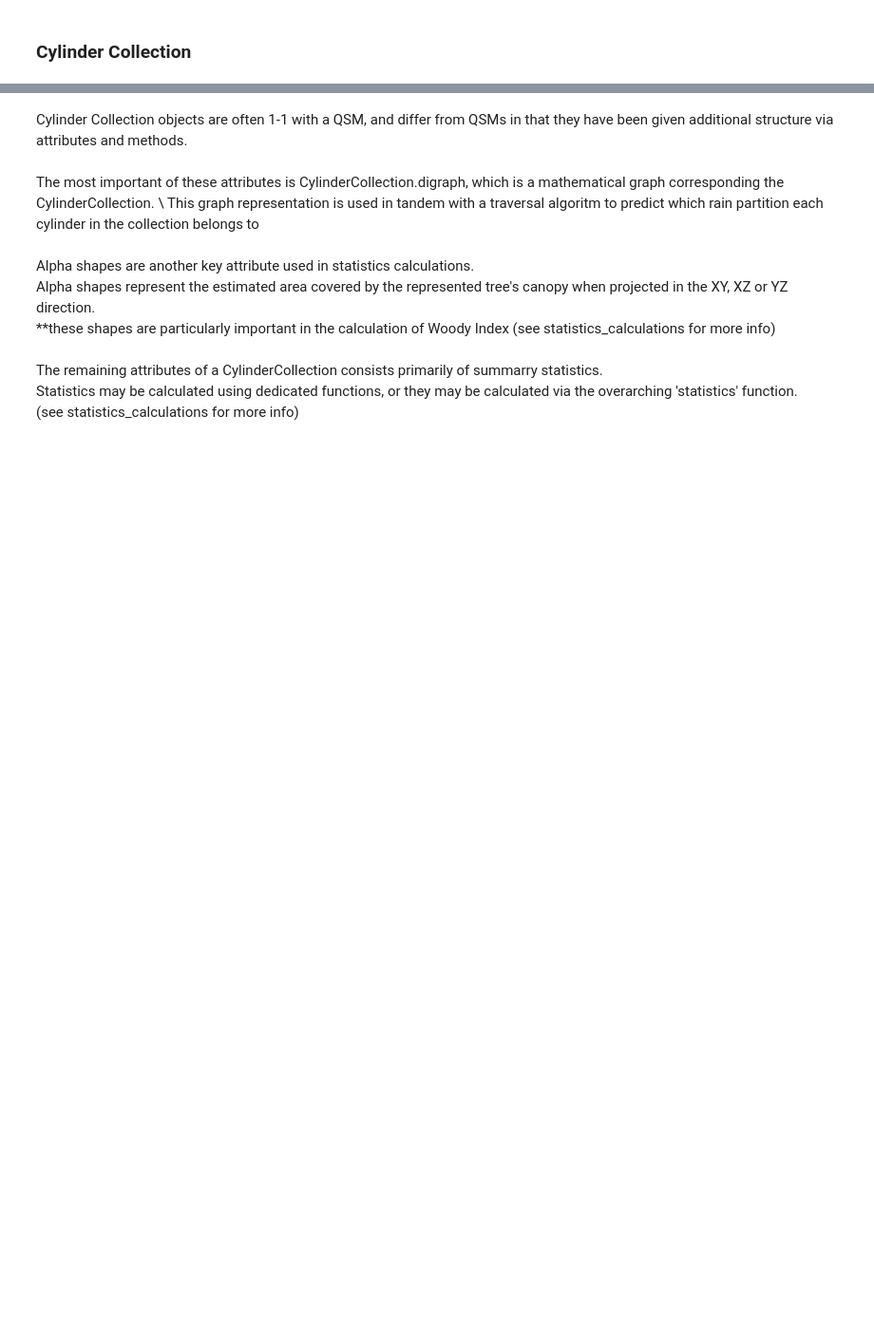
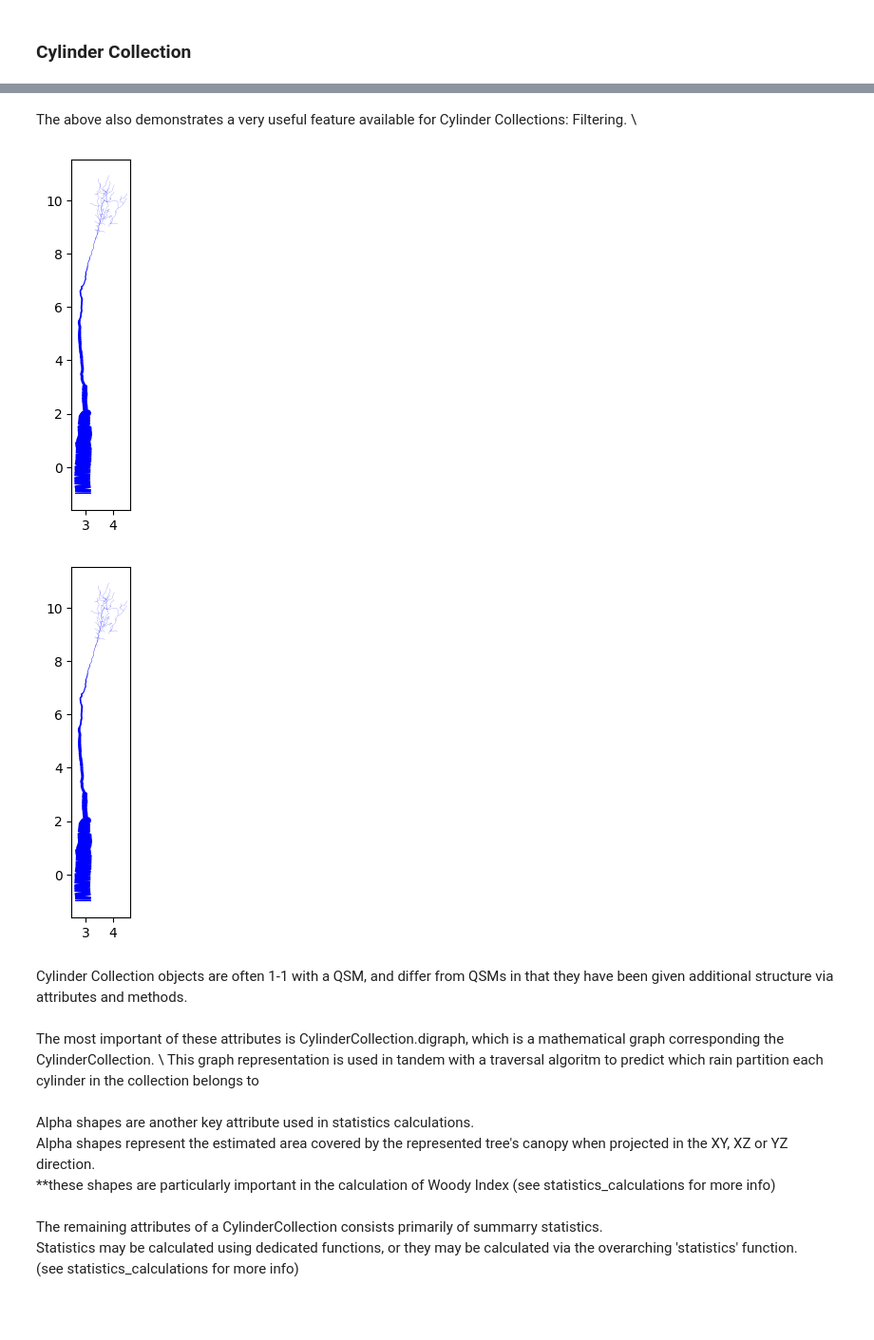
Before and after one commit to wischmcj/canopyHydrodynamics, a Jupyter notebook: examples/notebooks/tutorial.ipynb, the cells around one changed output, grey strips where cells are left out. Shown at 95% size. Drawn from its saved outputs; the diff is of its cells as text; code cells hidden in the pictures; blank space fills up the shorter version.

```diff
--- a/examples/notebooks/tutorial.ipynb
+++ b/examples/notebooks/tutorial.ipynb
@@ -135,0 +120,21 @@ XZ Projection of a collection of cylinders
+# %% [markdown]
+
+The above also demonstrates a very useful feature available for Cylinder Collections: Filtering. \
+# %%
+from src.canhydro.CylinderCollection import CylinderCollection
+from matplotlib import pyplot as plt
+
+# myCollection = CylinderCollection()
+# The below file is one of our several testing files, featuring only
+# the trunk of a tree and one of its branches
+# myCollection.from_csv('10_MediumCollection.csv')
+
+#by filtering for cyl_id>100, we are only plotting the
+# cylinders that are part of the branch
+myCollection.draw('XZ',show=False, filter_lambda=lambda: branch_id<20)
+# myCollection.draw('XY',show=False)
+# myCollection.draw('YZ',show=False, save=True, file_ext = '2d_3d_comparison')
+# myCollection.draw('3D',show=False, save = True, file_ext = '3d_example', filter_lambda=lambda: branch_id<20)
+# %% [output]
+[figure, added]
+[figure, added]
```
Also changed, not shown: parts of 10 cells of this notebook, 8 other files.
